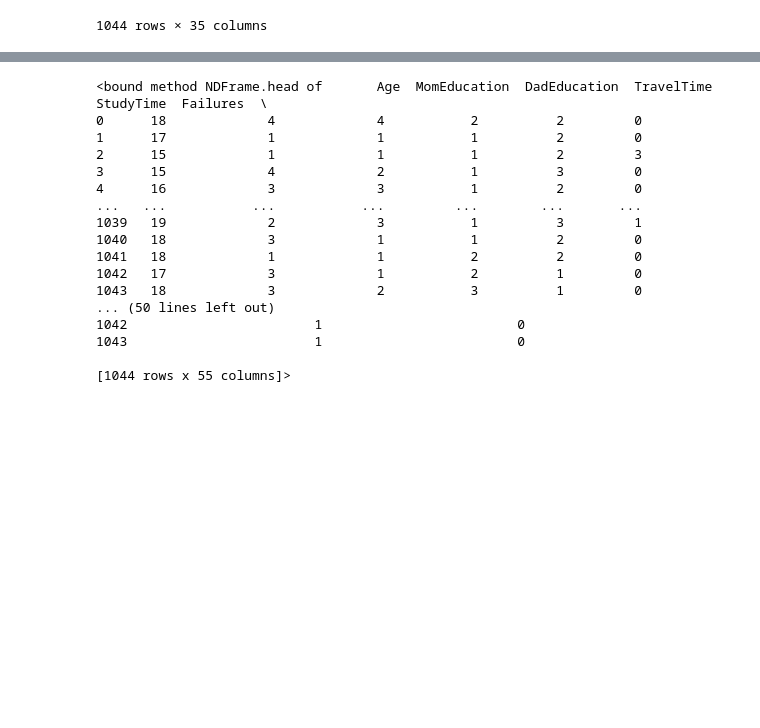
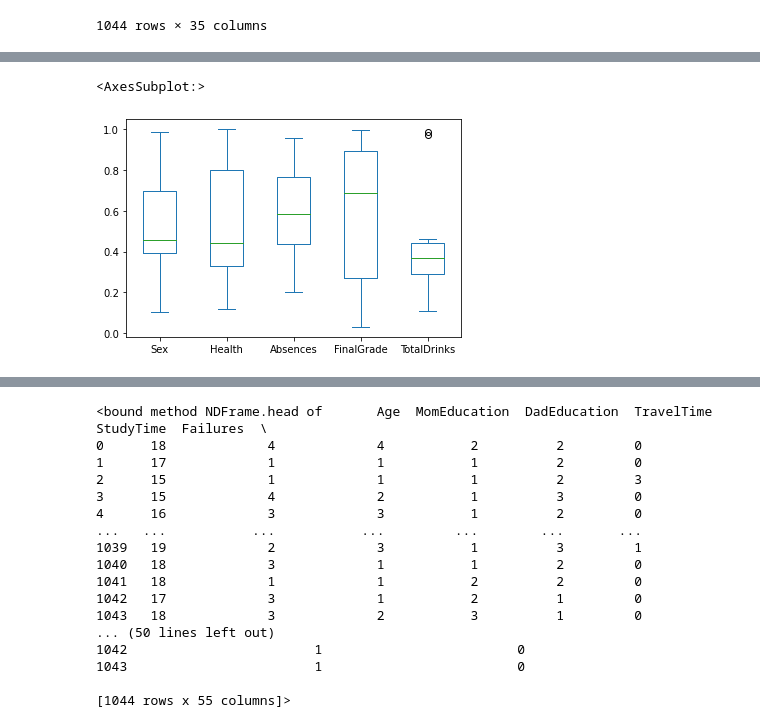
Before and after one commit to jaimiesj/health_outcomes, a Jupyter notebook: ML of Heavy Alcohol Consumption.ipynb, the cells around one changed output, grey strips where cells are left out. Saved outputs shown, nothing was run; the diff lists cells and outputs as text; code cells hidden in the pictures; blank space fills up the shorter version.

```diff
--- a/ML of Heavy Alcohol Consumption.ipynb
+++ b/ML of Heavy Alcohol Consumption.ipynb
@@ -160,0 +166,7 @@ consumption_df
+# %%
+consumption_df = pd.DataFrame(np.random.rand(10, 5), columns=["Sex", "Health", "Absences", "FinalGrade", "TotalDrinks"])
+
+consumption_df.plot.box()
+# %% [output]
+<AxesSubplot:>
+[figure, added]
```
Also changed, not shown: parts of 15 cells of this notebook, 1 other file.
